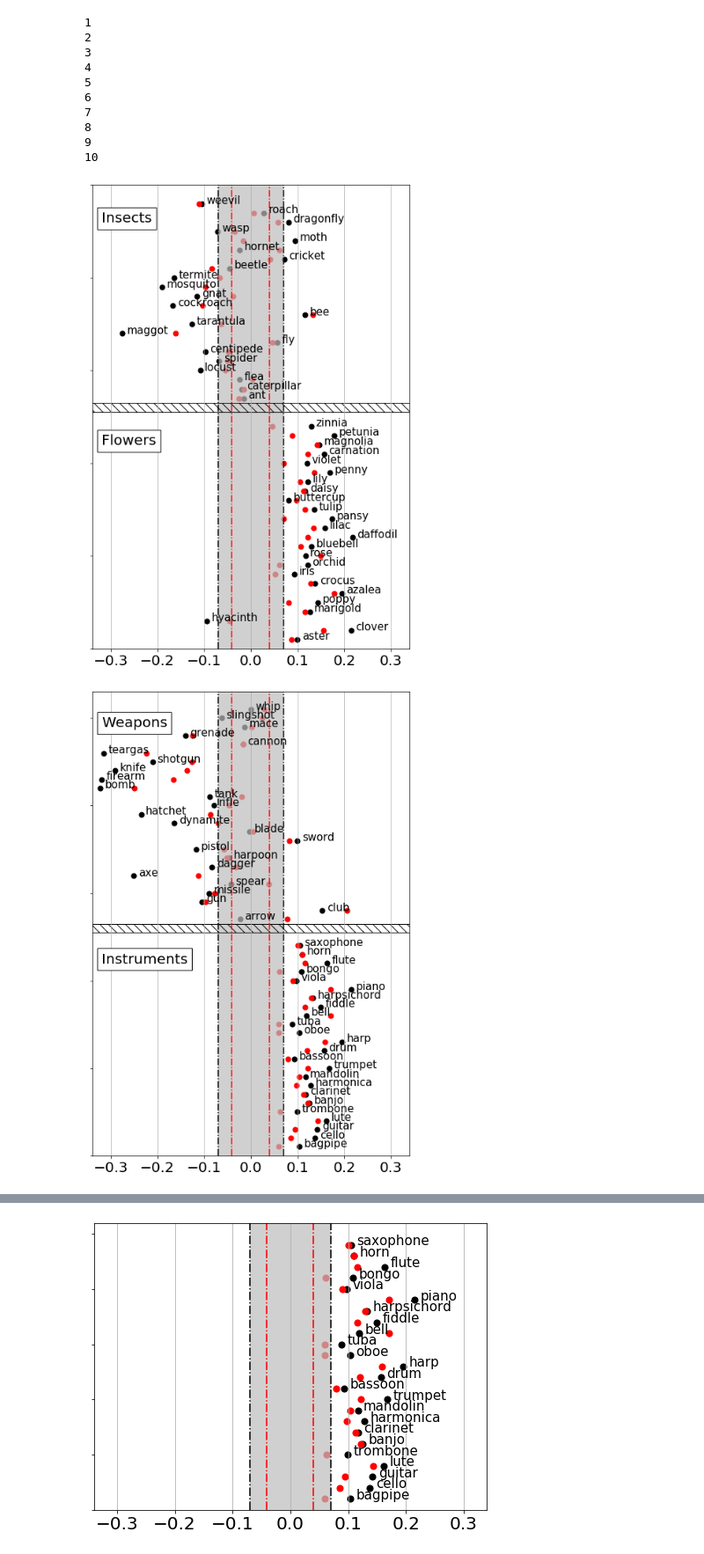
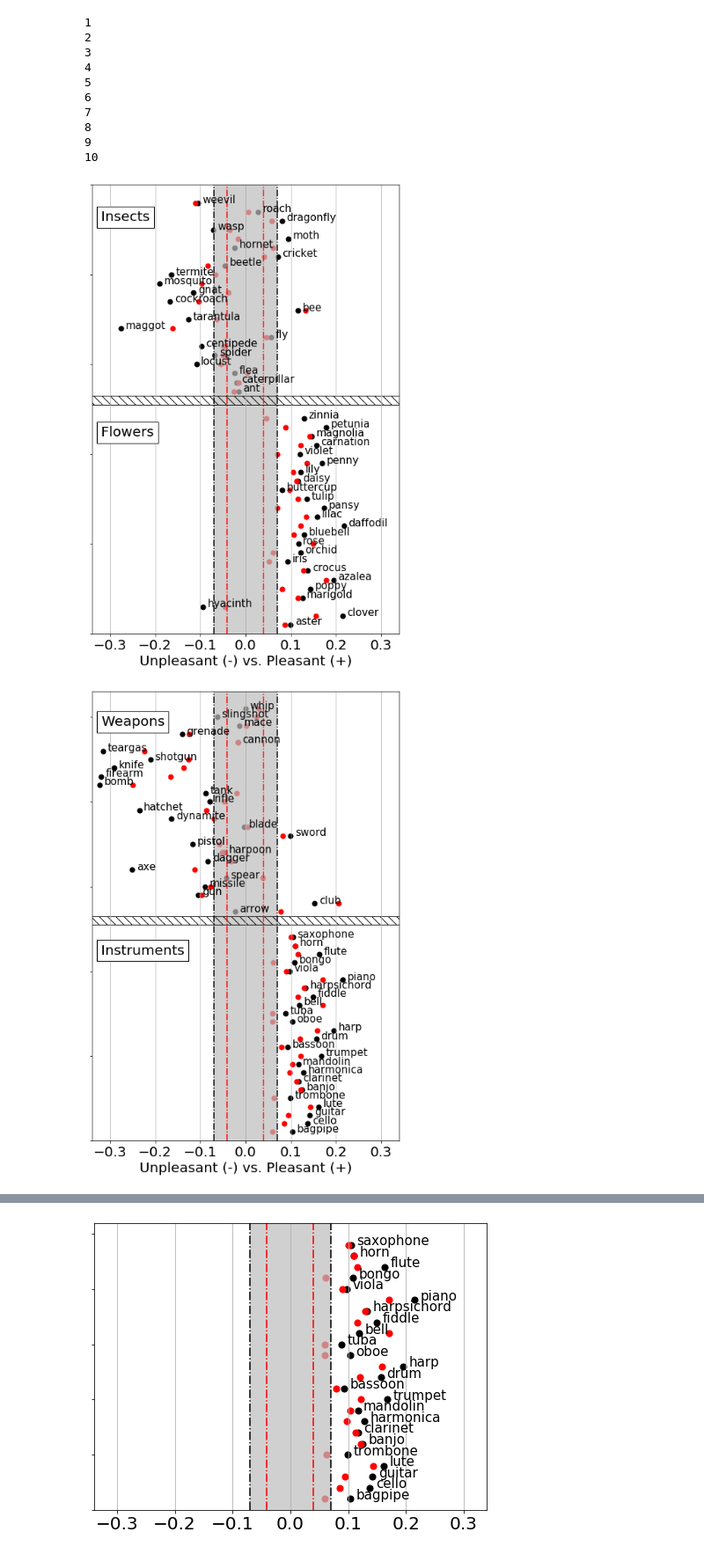
Before and after one commit to navid-rekabsaz/SmoothedFirstOrderBias, a Jupyter notebook: IATwords-bias-measurement_SG.ipynb, the cells around one changed output, grey strips where cells are left out. Shown: that part at 88% size. Saved outputs shown, nothing was run; the diff lists cells and outputs as text; code cells hidden in the pictures.

```diff
--- a/IATwords-bias-measurement_SG.ipynb
+++ b/IATwords-bias-measurement_SG.ipynb
@@ -599,33 +599,33 @@ for exp_no in iat_exps:
     ax.axvline(threshold_2nd, color=SECOND_ORDER_COLOR, linestyle='-.', label='second-order threshold')
     ax.axvline(-threshold_1st, c=FIRST_ORDER_COLOR, linestyle='-.')
     ax.axvline(-threshold_2nd, color=SECOND_ORDER_COLOR, linestyle='-.')
 
     ax.fill([-1, 1, 1, -1], [X_terms_count+1.5, X_terms_count+1.5, X_terms_count+2.5, X_terms_count+2.5], fill=False, hatch='\\\\')
 
     ax.set_xlim(-XAXIS_LIMIT, XAXIS_LIMIT)
 
     for i, txt in enumerate(allterms):
         ax.annotate(txt, (biases_1st[i]+0.01, y_vals[i]+0.01), fontsize=fsize2)
 
-    #ax.set_xlabel('Inclination (bias): %s (-) vs. %s (+)' % (B_label, A_label), fontsize=fsize)
+    ax.set_xlabel('%s (-) vs. %s (+)' % (B_label, A_label), fontsize=fsize)
     ax.yaxis.set_ticklabels([])
 
     max_y = max(y_vals) + 2
     ax.fill_between([-max(threshold_1st,threshold_2nd),max(threshold_1st,threshold_2nd)],
                     [0, 0], [max_y, max_y], facecolor=_color_unbiasedarea, alpha=0.7, interpolate=True)
 
 
     ax.set_ylim(0, max_y)
 
 
     ax.xaxis.grid()
     #ax.legend(loc=2, prop={'size': LEGEND_SIZE})
     ax.tick_params(which='major', labelsize=fsize)
 
     plt.show()
     fig.tight_layout()
     fig.set_size_inches(8, 12)
     fig.savefig('plots/iat_%d_bias_LONG.pdf' % exp_no, dpi=100, transparent=True, bbox_inches='tight', pad_inches=0)
 # %% [output]
-[figure, old version]
+[figure, new version]
-[figure, old version]
+[figure, new version]
```
Also changed, not shown: parts of 4 cells of this notebook, 3 other files.
